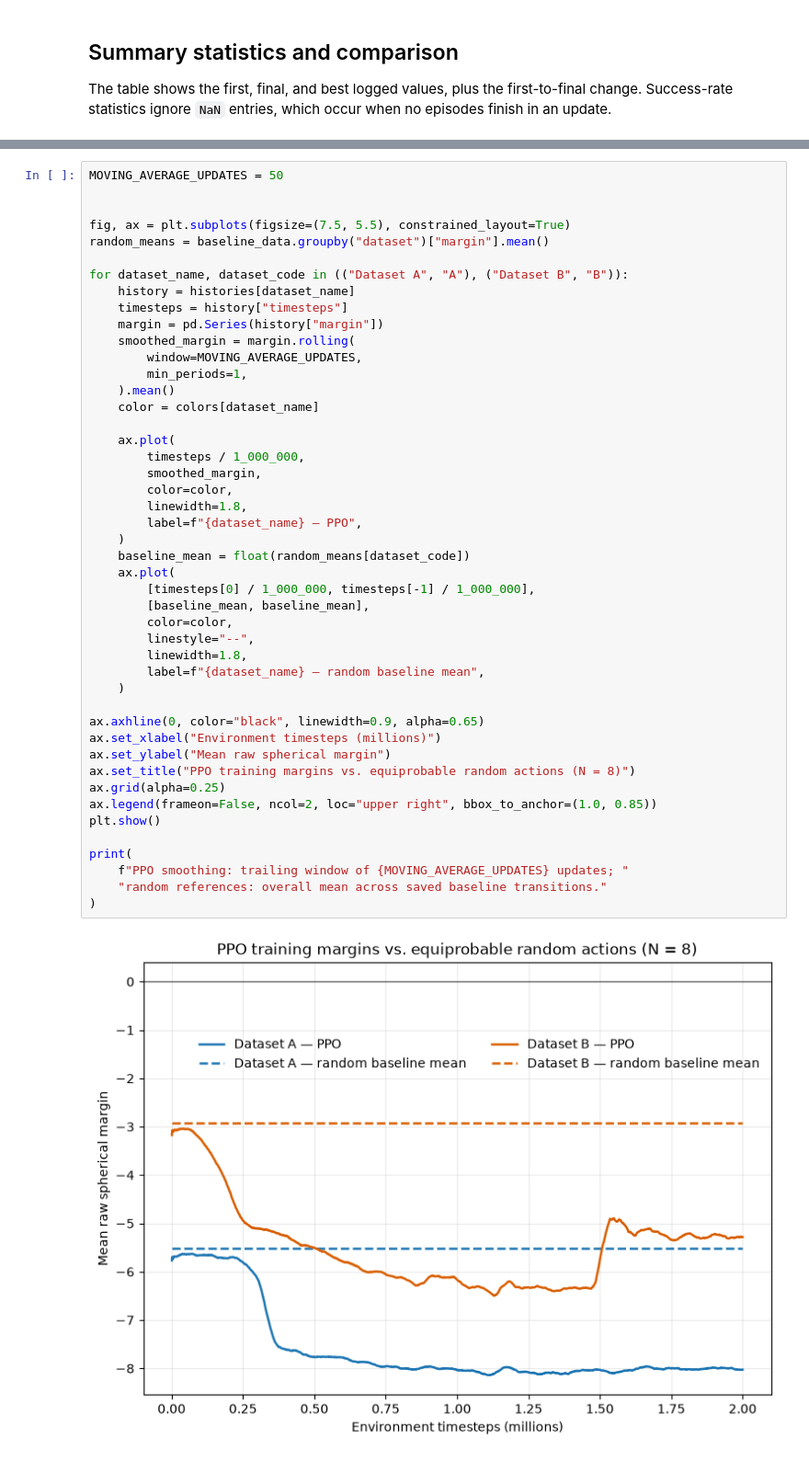
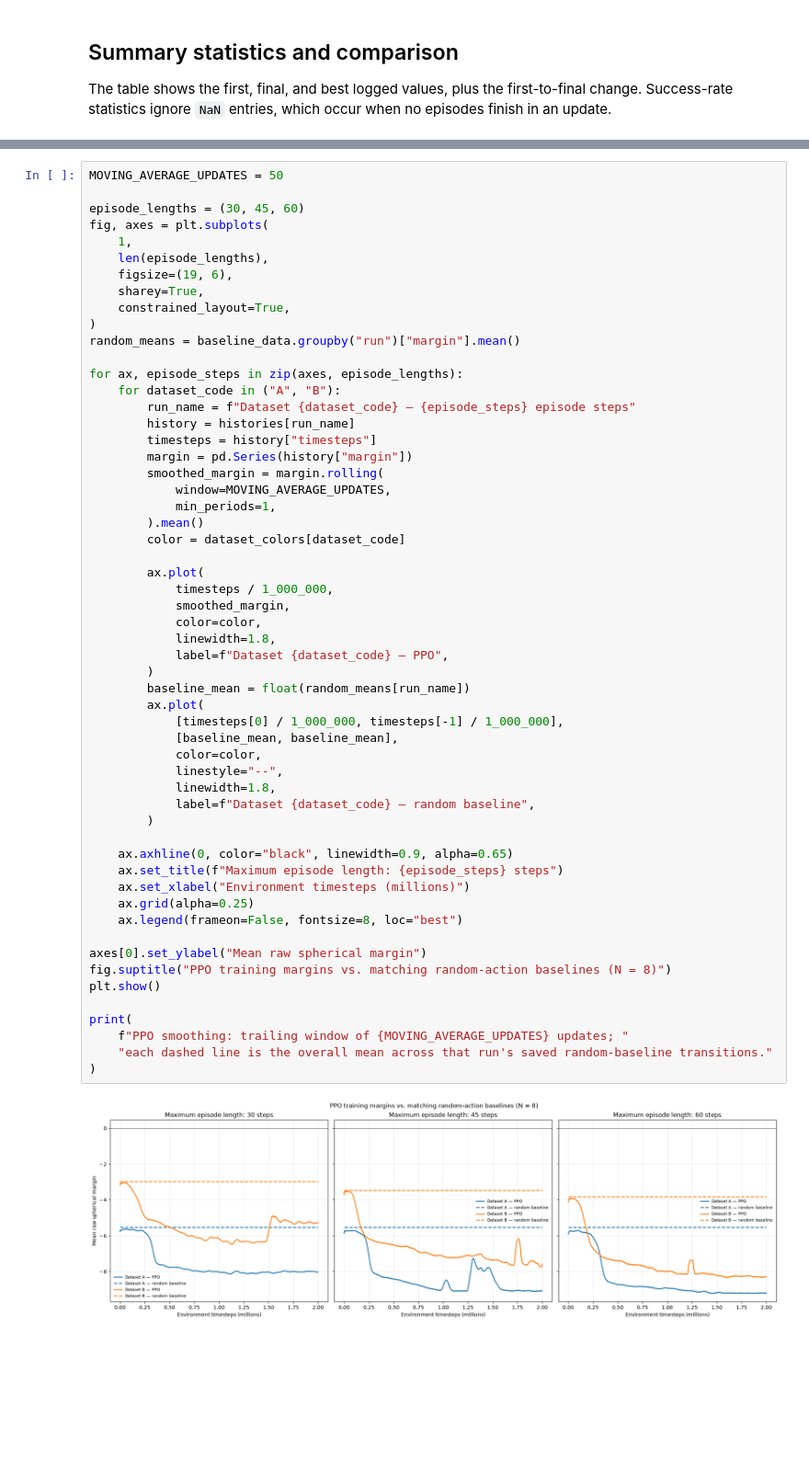
Before and after one commit to Caioriqui/AI-testing-in-Flag-Manifolds, a Jupyter notebook: notebooks/03_training_history_comparison_Nfixed8_simple.ipynb, the cells around one changed output, grey strips where cells are left out. Shown at 92% size. Drawn from its saved outputs; the diff is of its cells as text; blank space fills up the shorter version.

```diff
--- a/notebooks/03_training_history_comparison_Nfixed8_simple.ipynb
+++ b/notebooks/03_training_history_comparison_Nfixed8_simple.ipynb
@@ -247,48 +320,58 @@ PPO margins are smoothed with a trailing moving average (50 updates by default).
 # %%
 MOVING_AVERAGE_UPDATES = 50
 
+episode_lengths = (30, 45, 60)
+fig, axes = plt.subplots(
+    1,
+    len(episode_lengths),
+    figsize=(19, 6),
+    sharey=True,
+    constrained_layout=True,
+)
+random_means = baseline_data.groupby("run")["margin"].mean()
 
-fig, ax = plt.subplots(figsize=(7.5, 5.5), constrained_layout=True)
-random_means = baseline_data.groupby("dataset")["margin"].mean()
+for ax, episode_steps in zip(axes, episode_lengths):
+    for dataset_code in ("A", "B"):
+        run_name = f"Dataset {dataset_code} — {episode_steps} episode steps"
+        history = histories[run_name]
+        timesteps = history["timesteps"]
+        margin = pd.Series(history["margin"])
+        smoothed_margin = margin.rolling(
+            window=MOVING_AVERAGE_UPDATES,
+            min_periods=1,
+        ).mean()
+        color = dataset_colors[dataset_code]
 
-for dataset_name, dataset_code in (("Dataset A", "A"), ("Dataset B", "B")):
-    history = histories[dataset_name]
-    timesteps = history["timesteps"]
-    margin = pd.Series(history["margin"])
-    smoothed_margin = margin.rolling(
-        window=MOVING_AVERAGE_UPDATES,
-        min_periods=1,
-    ).mean()
-    color = colors[dataset_name]
+        ax.plot(
+            timesteps / 1_000_000,
+            smoothed_margin,
+            color=color,
+            linewidth=1.8,
+            label=f"Dataset {dataset_code} — PPO",
+        )
+        baseline_mean = float(random_means[run_name])
+        ax.plot(
+            [timesteps[0] / 1_000_000, timesteps[-1] / 1_000_000],
+            [baseline_mean, baseline_mean],
+            color=color,
+            linestyle="--",
+            linewidth=1.8,
+            label=f"Dataset {dataset_code} — random baseline",
+        )
 
-    ax.plot(
-        timesteps / 1_000_000,
-        smoothed_margin,
-        color=color,
-        linewidth=1.8,
-        label=f"{dataset_name} — PPO",
-    )
-    baseline_mean = float(random_means[dataset_code])
-    ax.plot(
-        [timesteps[0] / 1_000_000, timesteps[-1] / 1_000_000],
-        [baseline_mean, baseline_mean],
-        color=color,
-        linestyle="--",
-        linewidth=1.8,
-        label=f"{dataset_name} — random baseline mean",
-    )
+    ax.axhline(0, color="black", linewidth=0.9, alpha=0.65)
+    ax.set_title(f"Maximum episode length: {episode_steps} steps")
+    ax.set_xlabel("Environment timesteps (millions)")
+    ax.grid(alpha=0.25)
+    ax.legend(frameon=False, fontsize=8, loc="best")
 
-ax.axhline(0, color="black", linewidth=0.9, alpha=0.65)
-ax.set_xlabel("Environment timesteps (millions)")
-ax.set_ylabel("Mean raw spherical margin")
-ax.set_title("PPO training margins vs. equiprobable random actions (N = 8)")
-ax.grid(alpha=0.25)
-ax.legend(frameon=False, ncol=2, loc="upper right", bbox_to_anchor=(1.0, 0.85))
+axes[0].set_ylabel("Mean raw spherical margin")
+fig.suptitle("PPO training margins vs. matching random-action baselines (N = 8)")
 plt.show()
 
 print(
     f"PPO smoothing: trailing window of {MOVING_AVERAGE_UPDATES} updates; "
-    "random references: overall mean across saved baseline transitions."
+    "each dashed line is the overall mean across that run's saved random-baseline transitions."
 )
 # %% [output]
-[figure, old version]
+[figure, new version]
```
Also changed, not shown: parts of 10 cells of this notebook.
